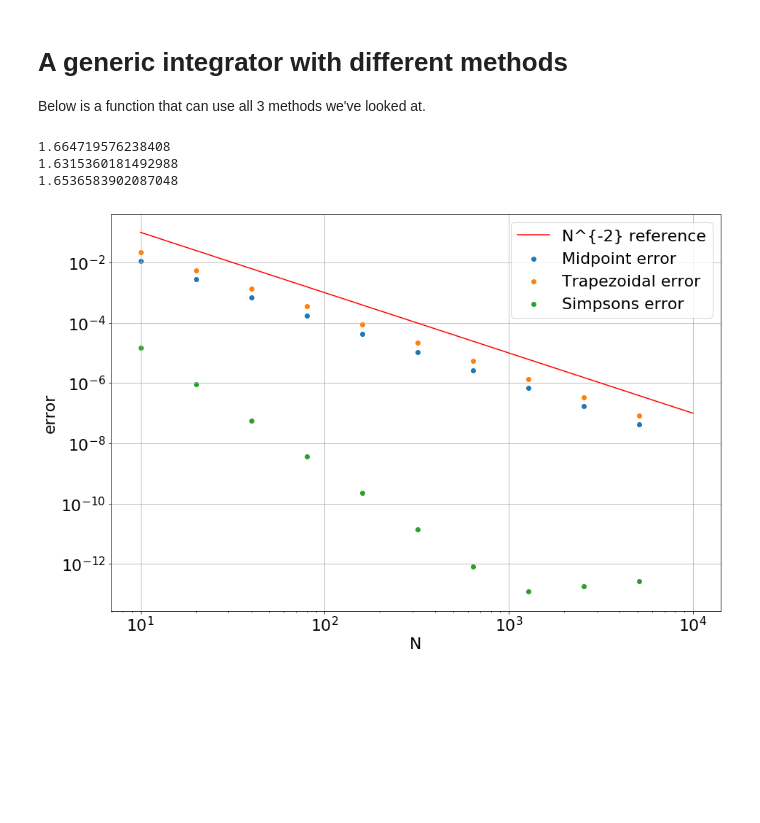
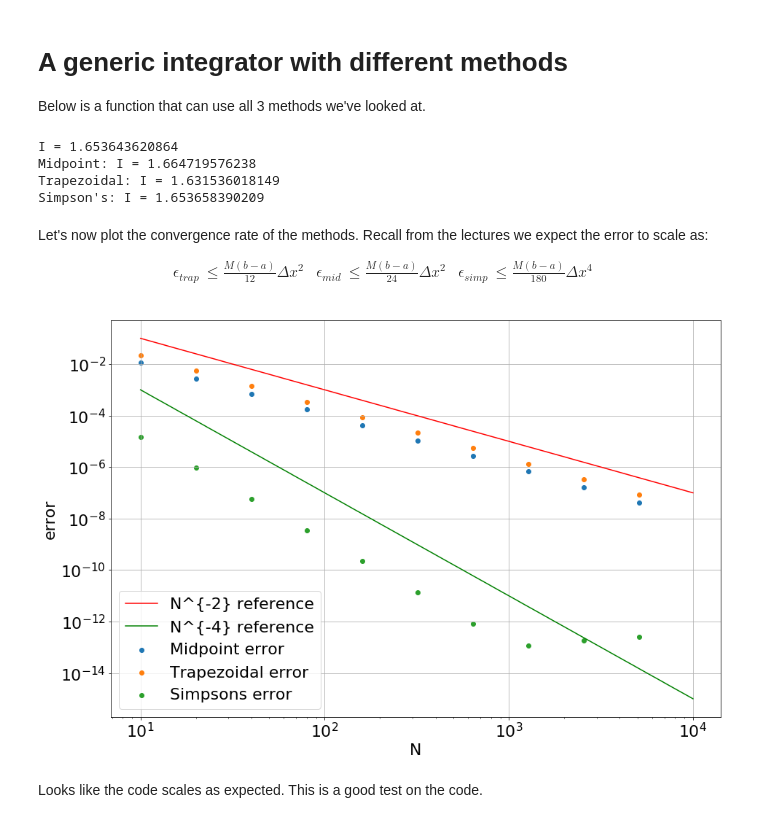
Before and after one commit to nielsw2/ACM20030-Examples, a Jupyter notebook: NumericalIntegration/SimpsonsRule.ipynb, the cells around one changed output. Cells and saved outputs as stored; diff of their text form; code cells hidden in the pictures; blank space fills up the shorter version.

```diff
--- a/NumericalIntegration/SimpsonsRule.ipynb
+++ b/NumericalIntegration/SimpsonsRule.ipynb
@@ -102,14 +102,27 @@ def f(x):
     return np.sin(x)
 # %%
 I = 1 - np.cos(4)
-
-print(NIntegrate(f, 0, 4, 10, 'midpoint'))
-print(NIntegrate(f, 0, 4, 10, 'trapezoidal'))
-print(NIntegrate(f, 0, 4, 10, 'Simpsons'))
+print("I = %.12f" % I)
+print("Midpoint: I = %.12f" % NIntegrate(f, 0, 4, 10, 'midpoint'))
+print("Trapezoidal: I = %.12f" % NIntegrate(f, 0, 4, 10, 'trapezoidal'))
+print("Simpson's: I = %.12f" % NIntegrate(f, 0, 4, 10, 'Simpsons'))
 # %% [output]
-1.664719576238408
-1.6315360181492988
-1.6536583902087048
+I = 1.653643620864
+Midpoint: I = 1.664719576238
+Trapezoidal: I = 1.631536018149
+Simpson's: I = 1.653658390209
+# %% [markdown]
+Let's now plot the convergence rate of the methods. Recall from the lectures we expect the error to scale as:
+
+$$     \begin{align*}
+      \epsilon_{trap}
+      &\le \frac{M (b-a)}{12} \Delta x^2
+      & \epsilon_{mid}
+      &\le \frac{M (b-a)}{24} \Delta x^2
+      &\epsilon_{simp}
+      &\le \frac{M (b-a)}{180} \Delta x^4
+    \end{align*}
+    $$
 # %%
 imax = 10;
 
@@ -134,17 +147,23 @@ while i < imax:
 # %%
 x = np.linspace(10,1e4)
 N2ref = 10*x**-2
+N4ref = 10*x**-4
+
 
 
 plt.grid(True)
 plt.xscale('log')
 plt.yscale('log')
 plt.xlabel('N')
 plt.ylabel('error')
 plt.scatter(errMidpoint[:,0], errMidpoint[:,1]);
 plt.scatter(errTrap[:,0], errTrap[:,1]);
 plt.scatter(errSimpsons[:,0], errSimpsons[:,1]);
 plt.plot(x,N2ref, color='red')
-plt.legend(['N^{-2} reference','Midpoint error', 'Trapezoidal error', 'Simpsons error']);
+plt.plot(x,N4ref, color='green')
+
+plt.legend(['N^{-2} reference','N^{-4} reference','Midpoint error', 'Trapezoidal error', 'Simpsons error']);
 # %% [output]
-[figure, old version]
+[figure, new version]
+# %% [markdown]
+Looks like the code scales as expected. This is a good test on the code.
```
